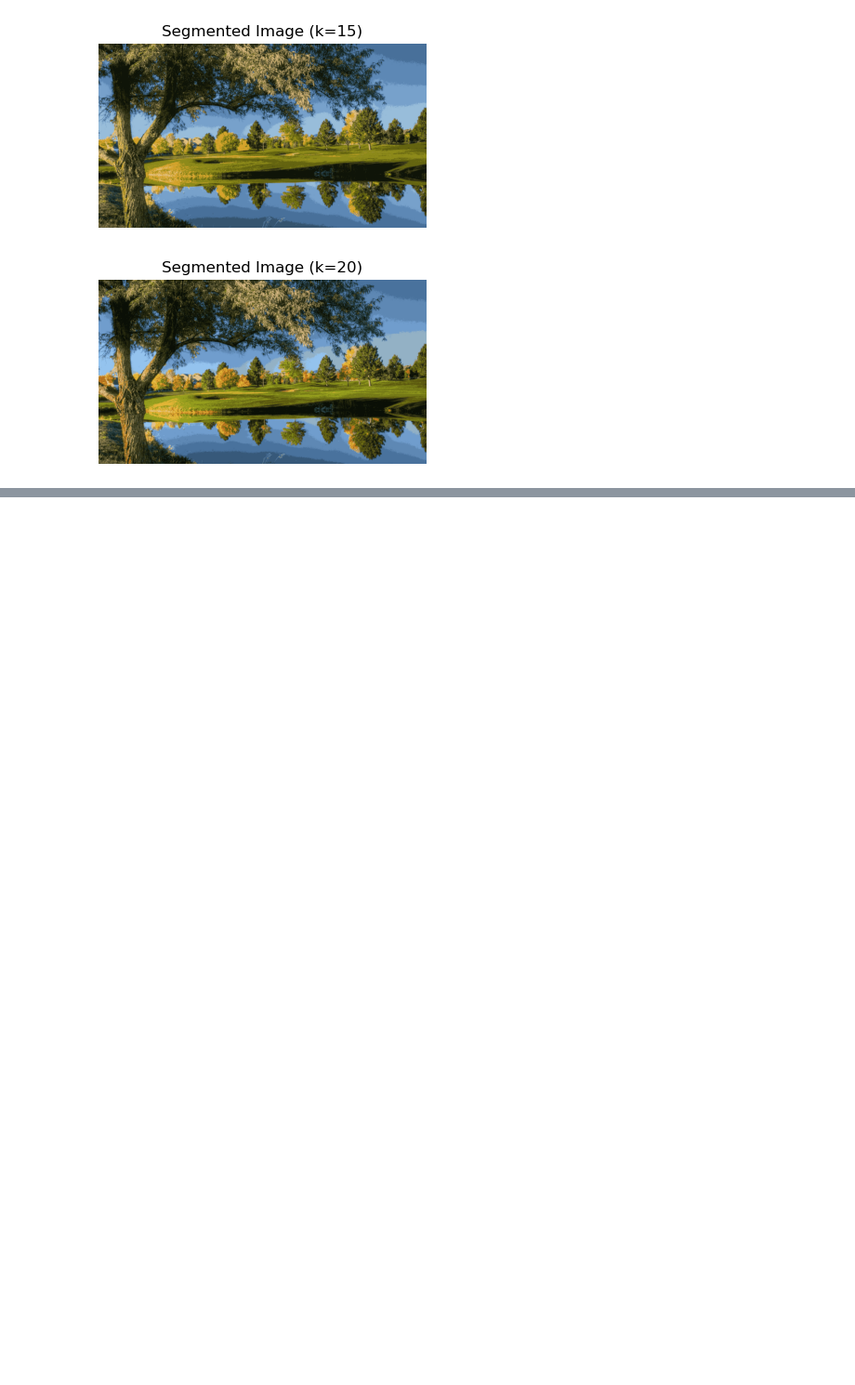
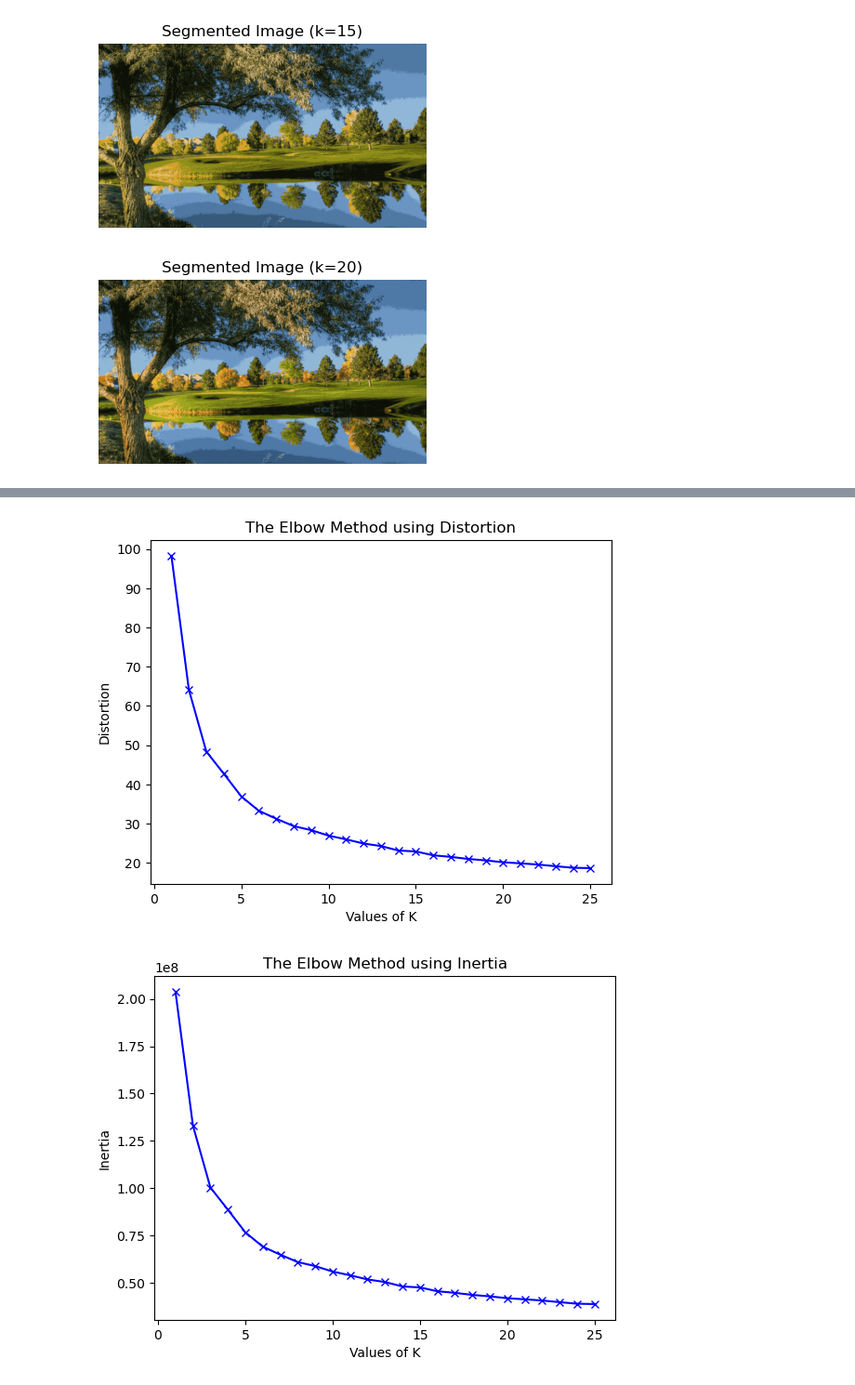
Before and after one commit to ziyadtalha/DataScience, a Jupyter notebook: K Means Clustering/source.ipynb, the cells around one changed output, grey strips where cells are left out. Shown at 93% size. Drawn from its saved outputs; the diff is of its cells as text; code cells hidden in the pictures; blank space fills up the shorter version.

Commit message:
Elbow Method implemented

```diff
--- a/K Means Clustering/source.ipynb
+++ b/K Means Clustering/source.ipynb
@@ -178,0 +179,29 @@ plt.show()
+# %%
+kValues = list(range(1, 26))
+
+inertias = []
+distortions = []
+
+for k in kValues:
+    kmeans = KMeans(k=k)
+    kmeans.fit(pixels)
+
+    inertia, distortion = getDistortionAndInertia(pixels, kmeans)
+    distortions.append(distortion)
+    inertias.append(inertia)
+# %%
+plt.plot(kValues, distortions, 'bx-')
+plt.xlabel('Values of K')
+plt.ylabel('Distortion')
+plt.title('The Elbow Method using Distortion')
+plt.show()
+
+
+plt.plot(kValues, inertias, 'bx-')
+plt.xlabel('Values of K')
+plt.ylabel('Inertia')
+plt.title('The Elbow Method using Inertia')
+plt.show()
+# %% [output]
+[figure, added]
+[figure, added]
```
Also changed, not shown: parts of 1 cell of this notebook.
